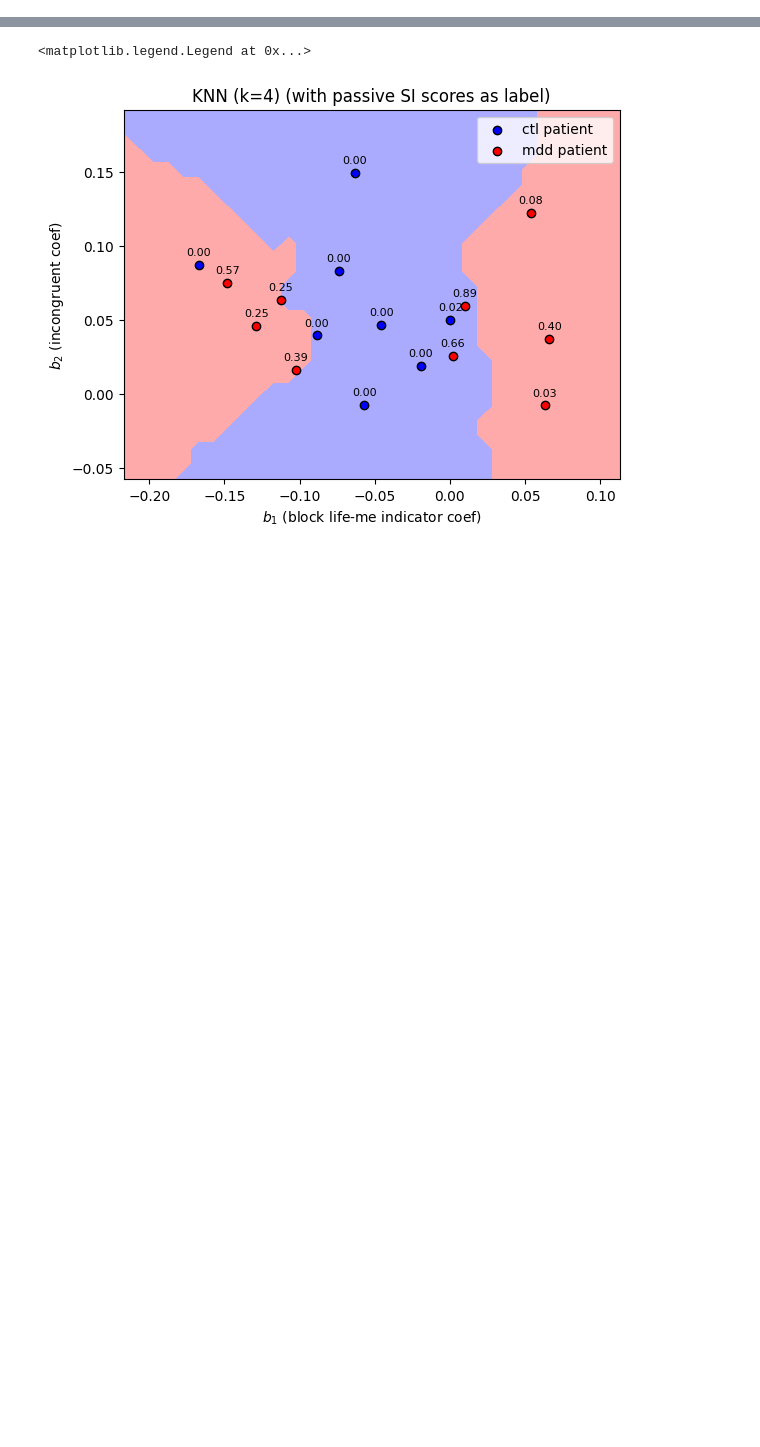
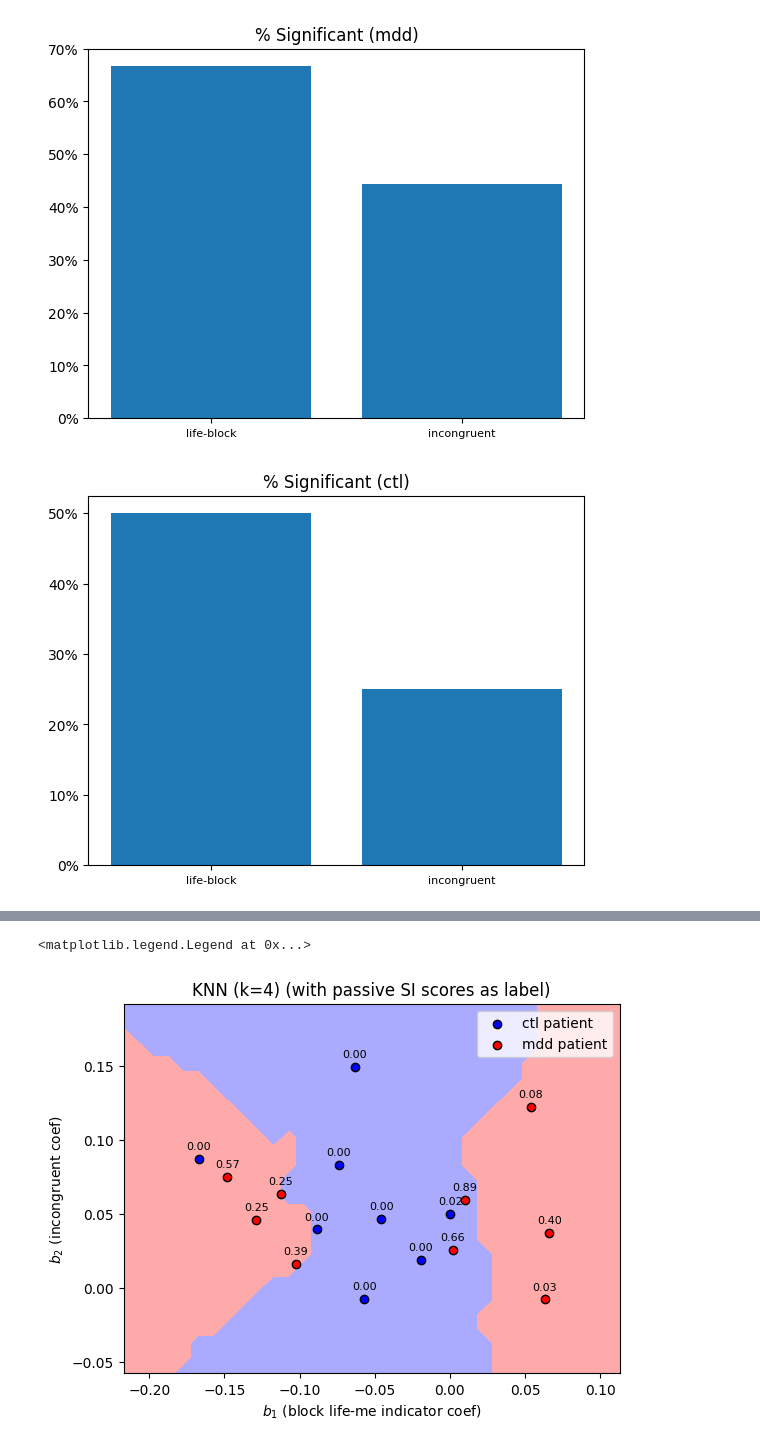
Before and after one commit to saskrik3/behavioral-analysis, a Jupyter notebook: analyze.ipynb, the cells around one changed output, grey strips where cells are left out. Saved outputs shown, nothing was run; the diff lists cells and outputs as text; code cells hidden in the pictures; blank space fills up the shorter version.

```diff
--- a/analyze.ipynb
+++ b/analyze.ipynb
@@ -501,0 +233,34 @@ pvalues= [3.59683751e-178 8.71571345e-176 9.51752811e-170 4.32410822e-174
+# %%
+mdd_df = subject_df[subject_df['subject_type'] == 'mdd']
+ctl_df = subject_df[subject_df['subject_type'] == 'ctl']
+# %%
+model_2_cats = ['life-block', 'incongruent']
+model_4_cats = ['me-stim', 'not-me-stim', 'life-stim', 'life-block']
+model_7_cats = ['life-block me-stim', 'life-block not-me-stim', 'life-block life-stim', 'life-block death-stim', 'death-block me-stim', 'death-block not-me-stim', 'death-block life-stim']
+model_life_block = ['life-block']
+# %%
+import matplotlib.ticker as mtick
+
+def plot_sig_counts(df, columns, subject_type):
+    counts = df.groupby('subject_id').apply(partial(get_sig_coef, columns=columns), include_groups=False).agg('sum')
+    counts /= df['subject_id'].nunique()
+    counts *= 100
+
+    columns_newline = [re.sub('\s', '\n', column) for column in columns]
+    plt.bar(columns_newline, counts)
+    plt.xticks(fontsize=8)
+    plt.title(f'% Significant ({subject_type})')
+    plt.gca().yaxis.set_major_formatter(mtick.PercentFormatter())
+    plt.show()
+
+plot_sig_counts(mdd_df, model_2_cats, 'mdd')
+plot_sig_counts(ctl_df, model_2_cats, 'ctl')
+plot_sig_counts(mdd_df, model_4_cats, 'mdd')
+plot_sig_counts(ctl_df, model_4_cats, 'ctl')
+plot_sig_counts(mdd_df, model_7_cats, 'mdd')
+plot_sig_counts(ctl_df, model_7_cats, 'ctl')
+plot_sig_counts(mdd_df, model_life_block, 'mdd')
+plot_sig_counts(ctl_df, model_life_block, 'ctl')
+# %% [output]
+[figure, added]
+[figure, added]
```
Also changed, not shown: parts of 20 cells of this notebook, 1 other file.
